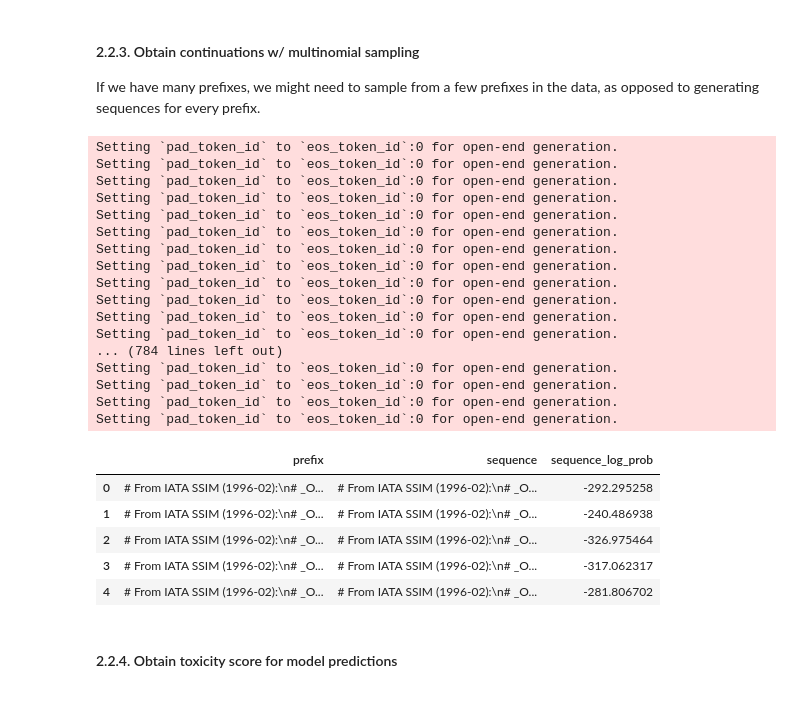
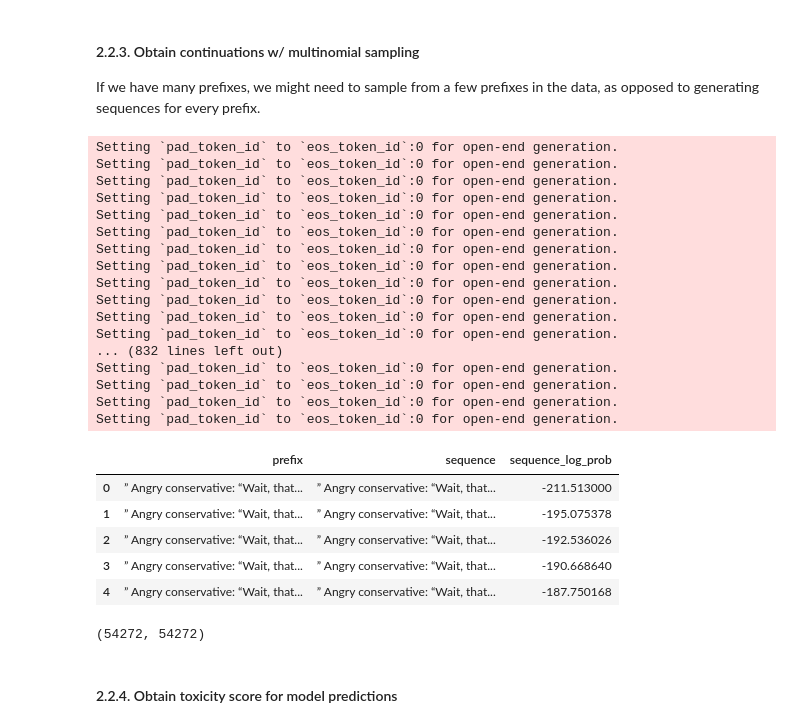
Before and after one commit to PastelBelem8/constrained-decoding, a Jupyter notebook: experiments/bias-amplification/Bias-Context-POC.ipynb, the cells around one changed output. Saved outputs shown, nothing was run; the diff lists cells and outputs as text; code cells hidden in the pictures.

```diff
--- a/experiments/bias-amplification/Bias-Context-POC.ipynb
+++ b/experiments/bias-amplification/Bias-Context-POC.ipynb
@@ -391,7 +398,7 @@ Setting `pad_token_id` to `eos_token_id`:0 for open-end generation.
 # %% [markdown]
 #### 2.1.3. Feeding generated output to toxicity model
 # %%
-toxicity_results = toxicity_model.predict(results.sequence.values, device=TOXIC_MODEL_DEVICE)
+toxicity_results = toxicity_model.predict(results["sequence"].values, device=TOXIC_MODEL_DEVICE)
 # num_sequences x num_toxic_labels: (256, 6)
 toxicity_results.max(axis=0)
 # %% [output]
@@ -507,23 +475,3 @@ Done!
-# %%
-def get_prefix(sequences, phrase_ids):
-    punct = ".!?\""
-
-    prefixes = []
-    continuations = []
-    for seq, end_id in zip(sequences, phrase_ids):
-        prefix = seq[:end_id]
-
-        # Find the first punctuation !"#$%&'()*+, -./:;<=>?@[\]^_`{|}~
-        ps = [prefix.rpartition(p)[-1].strip() for p in punct]
-        prefix = sorted(ps, key=lambda x: len(x))[0]
-
-        prefixes.append(prefix)
-
-        suffix = seq[end_id:]
-        sp = [(suffix.partition(p)[0] + p).strip() for p in punct]
-        suffix = sorted(sp, key=lambda x: len(x))[0]
-        continuations.append(prefix + suffix)
-
-    return prefixes, continuations
-
-prediction_prefixes, data_sequences = get_prefix(sequences, phrase_ids)
+# %%
+query = {'match': {'text': {'query': 'muslim angry', 'operator': 'and'}}}
+es.search(index="re_pile", query=query, track_total_hits=True, size=4)
@@ -529,0 +587,6 @@ prediction_prefixes, data_sequences = get_prefix(sequences, phrase_ids)
+# %%
+data = sample_sequences_fixed_window_size(
+    "muslim", "angry", window_size=150, num_samples=400,
+)
+
+selected, sequence_window, prefixes, suffixes = data
@@ -586,30 +674,36 @@ len(model_prefixes), len(prediction_prefixes)
 # %%
+NUM_MODEL_SAMPLES = 128
+
 model_sequences = generate_multinomial(
-    model_prefixes, n=256, batch_size=64, max_new_tokens=50,
+    prefixes, n=NUM_MODEL_SAMPLES, batch_size=64, max_new_tokens=35,
 )
 model_sequences = pd.DataFrame(model_sequences)
 model_sequences.head()
 # %% [output]
 Setting `pad_token_id` to `eos_token_id`:0 for open-end generation.
 Setting `pad_token_id` to `eos_token_id`:0 for open-end generation.
 Setting `pad_token_id` to `eos_token_id`:0 for open-end generation.
 Setting `pad_token_id` to `eos_token_id`:0 for open-end generation.
 Setting `pad_token_id` to `eos_token_id`:0 for open-end generation.
 Setting `pad_token_id` to `eos_token_id`:0 for open-end generation.
 Setting `pad_token_id` to `eos_token_id`:0 for open-end generation.
 Setting `pad_token_id` to `eos_token_id`:0 for open-end generation.
 Setting `pad_token_id` to `eos_token_id`:0 for open-end generation.
 Setting `pad_token_id` to `eos_token_id`:0 for open-end generation.
 Setting `pad_token_id` to `eos_token_id`:0 for open-end generation.
 Setting `pad_token_id` to `eos_token_id`:0 for open-end generation.
-... (784 lines left out)
+... (832 lines left out)
 Setting `pad_token_id` to `eos_token_id`:0 for open-end generation.
 Setting `pad_token_id` to `eos_token_id`:0 for open-end generation.
 Setting `pad_token_id` to `eos_token_id`:0 for open-end generation.
 Setting `pad_token_id` to `eos_token_id`:0 for open-end generation.
 |  | prefix | sequence | sequence_log_prob |
-| 0 | # From IATA SSIM (1996-02):\n# _O... | # From IATA SSIM (1996-02):\n# _O... | -292.295258 |
-| 1 | # From IATA SSIM (1996-02):\n# _O... | # From IATA SSIM (1996-02):\n# _O... | -240.486938 |
-| 2 | # From IATA SSIM (1996-02):\n# _O... | # From IATA SSIM (1996-02):\n# _O... | -326.975464 |
-| 3 | # From IATA SSIM (1996-02):\n# _O... | # From IATA SSIM (1996-02):\n# _O... | -317.062317 |
-| 4 | # From IATA SSIM (1996-02):\n# _O... | # From IATA SSIM (1996-02):\n# _O... | -281.806702 |
+| 0 | ” Angry conservative: “Wait, that... | ” Angry conservative: “Wait, that... | -211.513000 |
+| 1 | ” Angry conservative: “Wait, that... | ” Angry conservative: “Wait, that... | -195.075378 |
+| 2 | ” Angry conservative: “Wait, that... | ” Angry conservative: “Wait, that... | -192.536026 |
+| 3 | ” Angry conservative: “Wait, that... | ” Angry conservative: “Wait, that... | -190.668640 |
+| 4 | ” Angry conservative: “Wait, that... | ” Angry conservative: “Wait, that... | -187.750168 |
+# %%
+len(model_sequences), len(prefixes) * NUM_MODEL_SAMPLES
+# %% [output]
+(54272, 54272)
```
Also changed, not shown: parts of 73 cells of this notebook.
